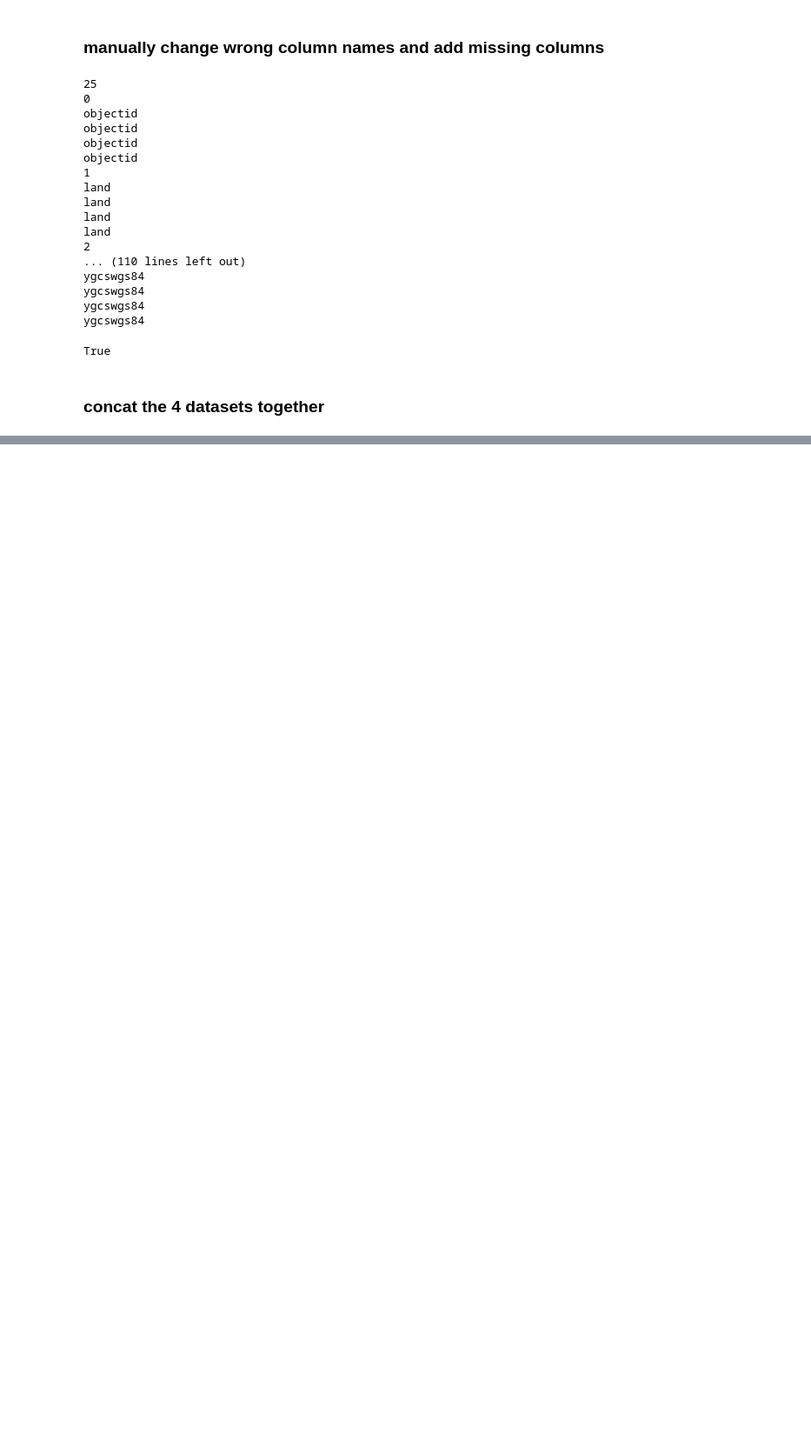
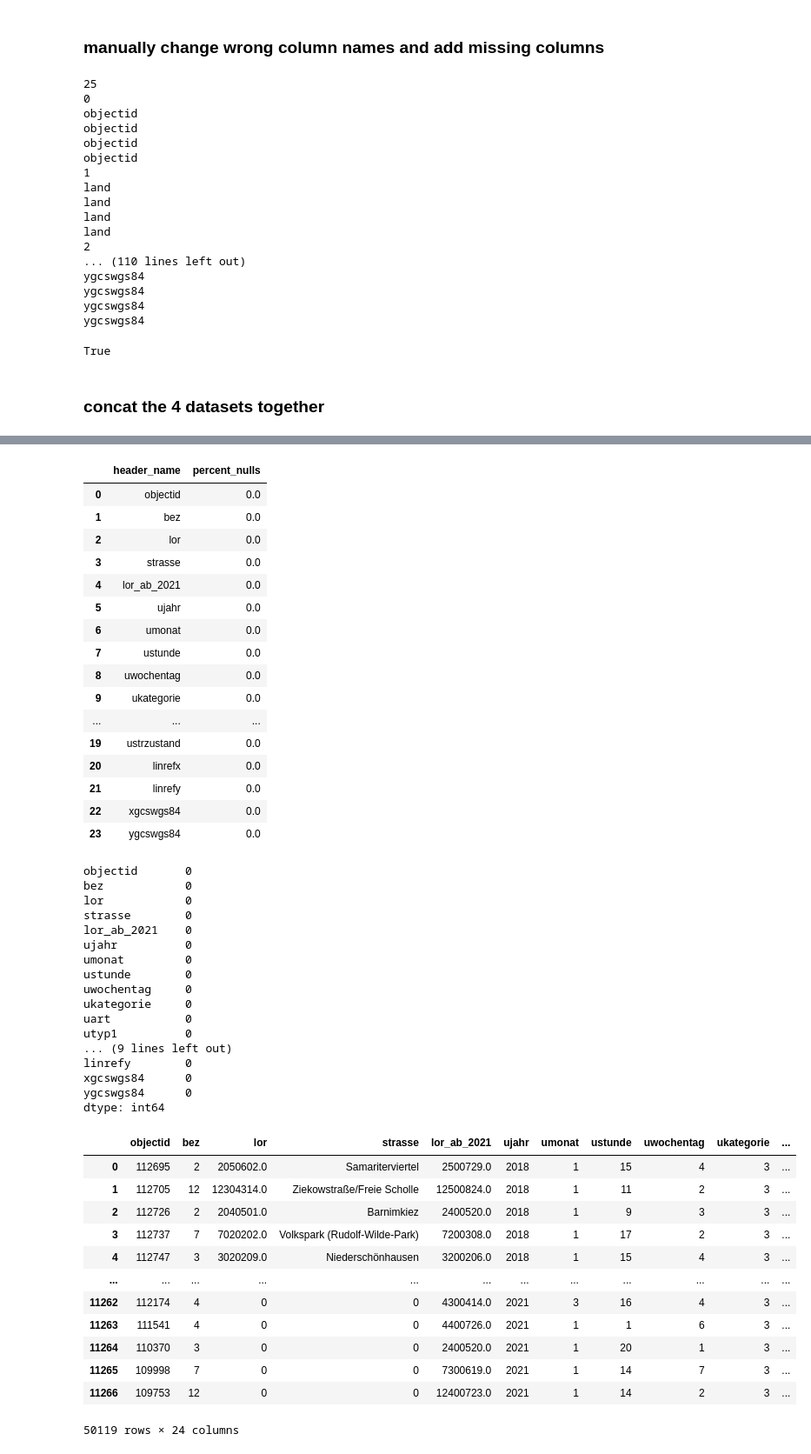
Before and after one commit to domenicsawatzki/IH_project_mid-term, a Jupyter notebook: src/data_import.ipynb, the cells around one changed output, grey strips where cells are left out. Shown: that part at 87% size. Drawn from its saved outputs; the diff is of its cells as text; code cells hidden in the pictures; blank space fills up the shorter version.

Commit message:
data cleaning first dataset

```diff
--- a/src/data_import.ipynb
+++ b/src/data_import.ipynb
@@ -187,4 +187,8 @@ True
 # %%
 accident_data = pd.concat([accidents18, accidents19, accidents20, accidents21], axis=0)
 accident_data.shape
+
+accident_data = accident_data.drop(columns=['land'])
+display(accident_data.head())
+accident_data.dtypes
 # %% [output]
@@ -191,0 +219,55 @@ accident_data.shape
+# %%
+
+accident_data = accident_data.fillna('0')
+accident_data = accident_data.replace("",'0')
+
+mybib.nullTable(accident_data)
+display(accident_data)
+# %% [output]
+|  | header_name | percent_nulls |
+| 0 | objectid | 0.0 |
+| 1 | bez | 0.0 |
+| 2 | lor | 0.0 |
+| 3 | strasse | 0.0 |
+| 4 | lor_ab_2021 | 0.0 |
+| 5 | ujahr | 0.0 |
+| 6 | umonat | 0.0 |
+| 7 | ustunde | 0.0 |
+| 8 | uwochentag | 0.0 |
+| 9 | ukategorie | 0.0 |
+| ... | ... | ... |
+| 19 | ustrzustand | 0.0 |
+| 20 | linrefx | 0.0 |
+| 21 | linrefy | 0.0 |
+| 22 | xgcswgs84 | 0.0 |
+| 23 | ygcswgs84 | 0.0 |
+objectid       0
+bez            0
+lor            0
+strasse        0
+lor_ab_2021    0
+ujahr          0
+umonat         0
+ustunde        0
+uwochentag     0
+ukategorie     0
+uart           0
+utyp1          0
+... (9 lines left out)
+linrefy        0
+xgcswgs84      0
+ygcswgs84      0
+dtype: int64
+|  | objectid | bez | lor | strasse | lor_ab_2021 | ujahr | umonat | ustunde | uwochentag | ukategorie | ... |
+| 0 | 112695 | 2 | 2050602.0 | Samariterviertel | 2500729.0 | 2018 | 1 | 15 | 4 | 3 | ... |
+| 1 | 112705 | 12 | 12304314.0 | Ziekowstraße/Freie Scholle | 12500824.0 | 2018 | 1 | 11 | 2 | 3 | ... |
+| 2 | 112726 | 2 | 2040501.0 | Barnimkiez | 2400520.0 | 2018 | 1 | 9 | 3 | 3 | ... |
+| 3 | 112737 | 7 | 7020202.0 | Volkspark (Rudolf-Wilde-Park) | 7200308.0 | 2018 | 1 | 17 | 2 | 3 | ... |
+| 4 | 112747 | 3 | 3020209.0 | Niederschönhausen | 3200206.0 | 2018 | 1 | 15 | 4 | 3 | ... |
+| ... | ... | ... | ... | ... | ... | ... | ... | ... | ... | ... | ... |
+| 11262 | 112174 | 4 | 0 | 0 | 4300414.0 | 2021 | 3 | 16 | 4 | 3 | ... |
+| 11263 | 111541 | 4 | 0 | 0 | 4400726.0 | 2021 | 1 | 1 | 6 | 3 | ... |
+| 11264 | 110370 | 3 | 0 | 0 | 2400520.0 | 2021 | 1 | 20 | 1 | 3 | ... |
+| 11265 | 109998 | 7 | 0 | 0 | 7300619.0 | 2021 | 1 | 14 | 7 | 3 | ... |
+| 11266 | 109753 | 12 | 0 | 0 | 12400723.0 | 2021 | 1 | 14 | 2 | 3 | ... |
+50119 rows × 24 columns
```
Also changed, not shown: parts of 5 cells of this notebook.
